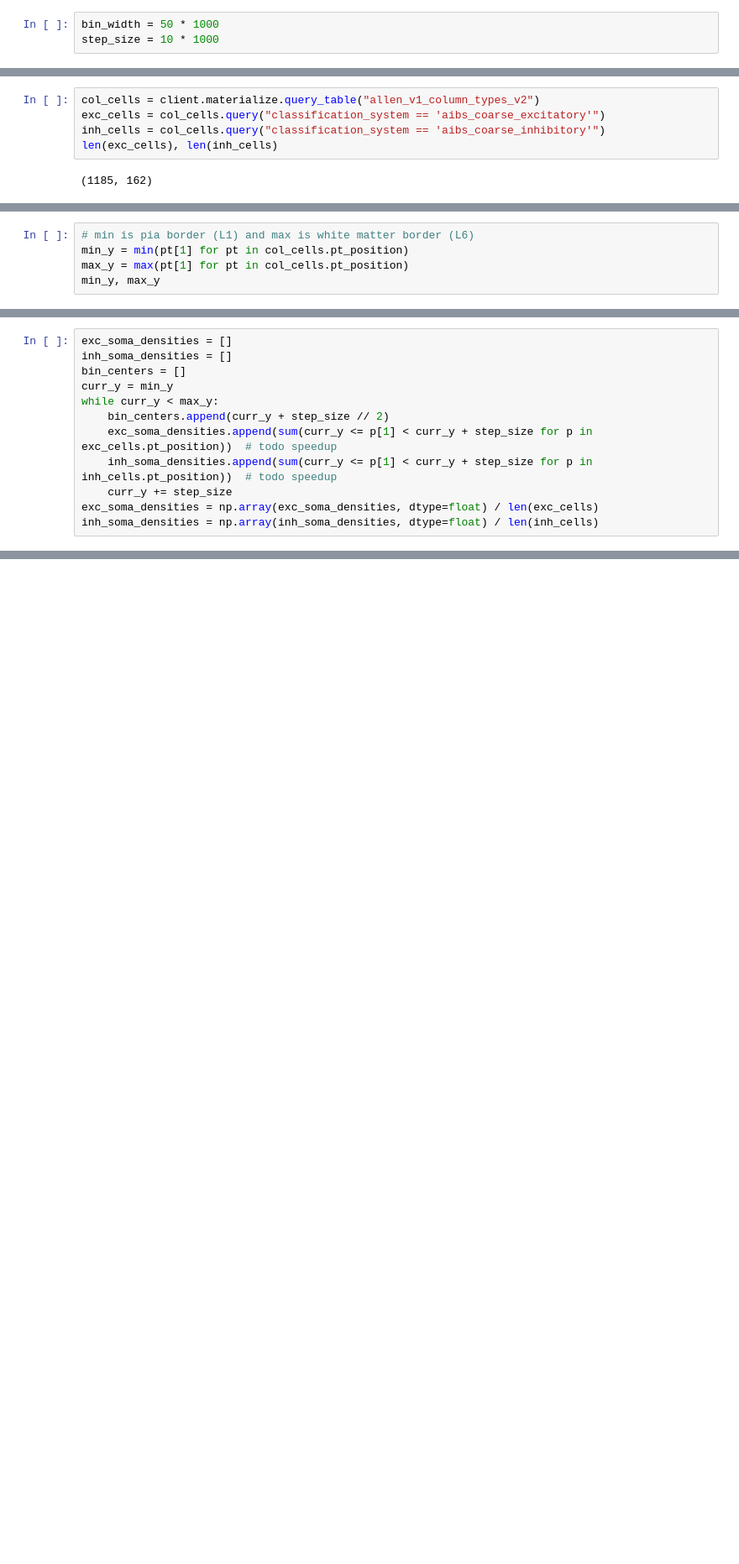
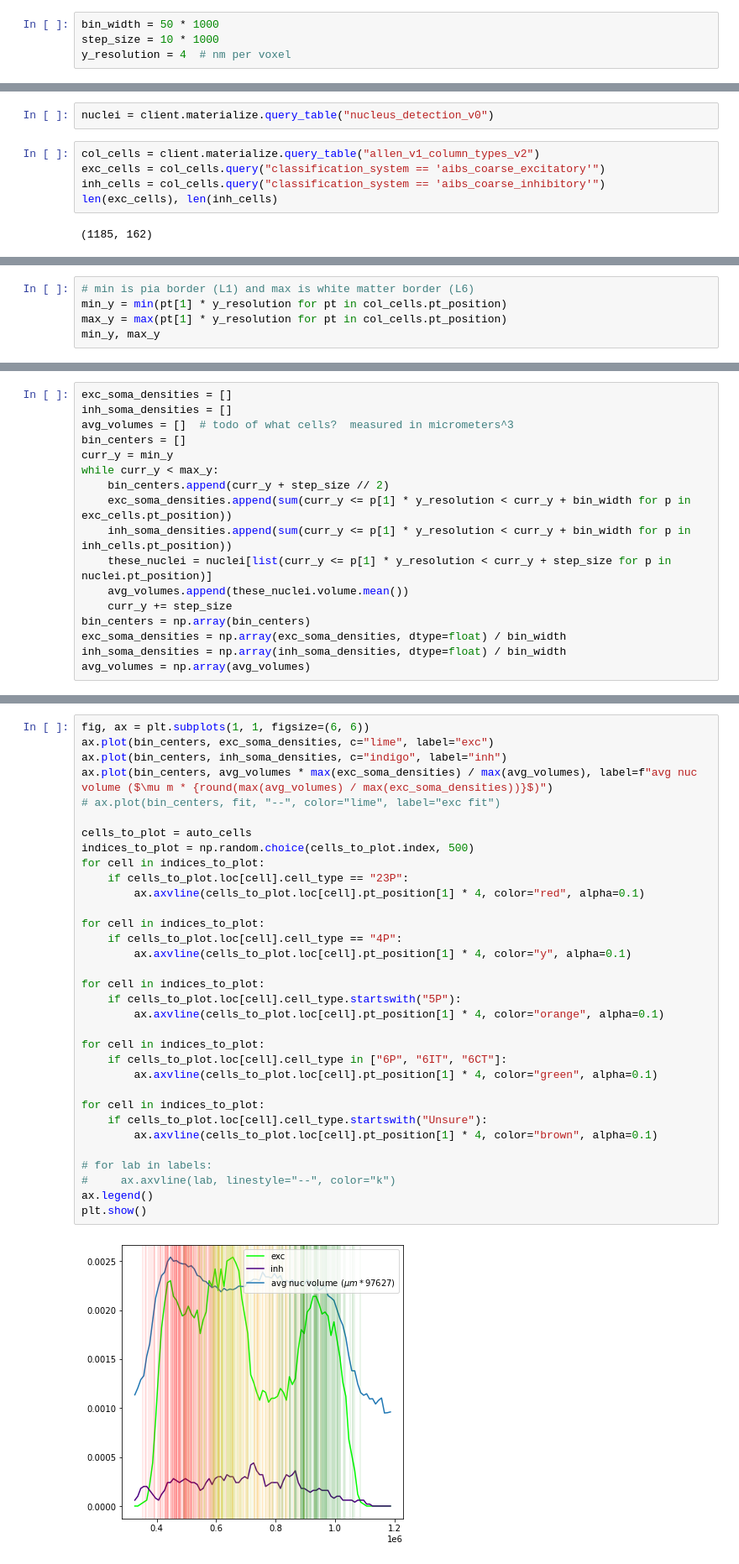
Before and after one commit to AllenInstitute/cortical-layers, a Jupyter notebook: layer-analysis.ipynb, the cells around one changed output, grey strips where cells are left out. Shown: that part at 84% size. Cells and saved outputs as stored; diff of their text form; blank space fills up the shorter version.

Commit message:
correct boundary labels, cell subclass info

```diff
--- a/layer-analysis.ipynb
+++ b/layer-analysis.ipynb
@@ -7,3 +7,4 @@ from caveclient import CAVEclient
 # %%
 bin_width = 50 * 1000
 step_size = 10 * 1000
+y_resolution = 4  # nm per voxel
@@ -10,6 +13,8 @@ step_size = 10 * 1000
 # %%
 datastack_name = "minnie65_phase3_v1"
 client = CAVEclient(datastack_name)
+# %%
+nuclei = client.materialize.query_table("nucleus_detection_v0")
 # %%
 col_cells = client.materialize.query_table("allen_v1_column_types_v2")
 exc_cells = col_cells.query("classification_system == 'aibs_coarse_excitatory'")
@@ -20,6 +38,6 @@ len(exc_cells), len(inh_cells)
 # %%
 # min is pia border (L1) and max is white matter border (L6)
-min_y = min(pt[1] for pt in col_cells.pt_position)
-max_y = max(pt[1] for pt in col_cells.pt_position)
+min_y = min(pt[1] * y_resolution for pt in col_cells.pt_position)
+max_y = max(pt[1] * y_resolution for pt in col_cells.pt_position)
 min_y, max_y
 # %% [output]
@@ -27,12 +45,17 @@ min_y, max_y
 # %%
 exc_soma_densities = []
 inh_soma_densities = []
+avg_volumes = []  # todo of what cells?  measured in micrometers^3
 bin_centers = []
 curr_y = min_y
 while curr_y < max_y:
     bin_centers.append(curr_y + step_size // 2)
-    exc_soma_densities.append(sum(curr_y <= p[1] < curr_y + step_size for p in exc_cells.pt_position))  # todo speedup
-    inh_soma_densities.append(sum(curr_y <= p[1] < curr_y + step_size for p in inh_cells.pt_position))  # todo speedup
+    exc_soma_densities.append(sum(curr_y <= p[1] * y_resolution < curr_y + bin_width for p in exc_cells.pt_position))
+    inh_soma_densities.append(sum(curr_y <= p[1] * y_resolution < curr_y + bin_width for p in inh_cells.pt_position))
+    these_nuclei = nuclei[list(curr_y <= p[1] * y_resolution < curr_y + step_size for p in nuclei.pt_position)]
+    avg_volumes.append(these_nuclei.volume.mean())
     curr_y += step_size
-exc_soma_densities = np.array(exc_soma_densities, dtype=float) / len(exc_cells)
-inh_soma_densities = np.array(inh_soma_densities, dtype=float) / len(inh_cells)
+bin_centers = np.array(bin_centers)
+exc_soma_densities = np.array(exc_soma_densities, dtype=float) / bin_width
+inh_soma_densities = np.array(inh_soma_densities, dtype=float) / bin_width
+avg_volumes = np.array(avg_volumes)
@@ -48,0 +84,35 @@ plt.show()
+# %%
+fig, ax = plt.subplots(1, 1, figsize=(6, 6))
+ax.plot(bin_centers, exc_soma_densities, c="lime", label="exc")
+ax.plot(bin_centers, inh_soma_densities, c="indigo", label="inh")
+ax.plot(bin_centers, avg_volumes * max(exc_soma_densities) / max(avg_volumes), label=f"avg nuc volume ($\mu m * {round(max(avg_volumes) / max(exc_soma_densities))}$)")
+# ax.plot(bin_centers, fit, "--", color="lime", label="exc fit")
+
+cells_to_plot = auto_cells
+indices_to_plot = np.random.choice(cells_to_plot.index, 500)
+for cell in indices_to_plot:
+    if cells_to_plot.loc[cell].cell_type == "23P":
+        ax.axvline(cells_to_plot.loc[cell].pt_position[1] * 4, color="red", alpha=0.1)
+
+for cell in indices_to_plot:
+    if cells_to_plot.loc[cell].cell_type == "4P":
+        ax.axvline(cells_to_plot.loc[cell].pt_position[1] * 4, color="y", alpha=0.1)
+
+for cell in indices_to_plot:
+    if cells_to_plot.loc[cell].cell_type.startswith("5P"):
+        ax.axvline(cells_to_plot.loc[cell].pt_position[1] * 4, color="orange", alpha=0.1)
+
+for cell in indices_to_plot:
+    if cells_to_plot.loc[cell].cell_type in ["6P", "6IT", "6CT"]:
+        ax.axvline(cells_to_plot.loc[cell].pt_position[1] * 4, color="green", alpha=0.1)
+
+for cell in indices_to_plot:
+    if cells_to_plot.loc[cell].cell_type.startswith("Unsure"):
+        ax.axvline(cells_to_plot.loc[cell].pt_position[1] * 4, color="brown", alpha=0.1)
+
+# for lab in labels:
+#     ax.axvline(lab, linestyle="--", color="k")
+ax.legend()
+plt.show()
+# %% [output]
+[figure, added]
```
Also changed, not shown: parts of 12 cells of this notebook.
